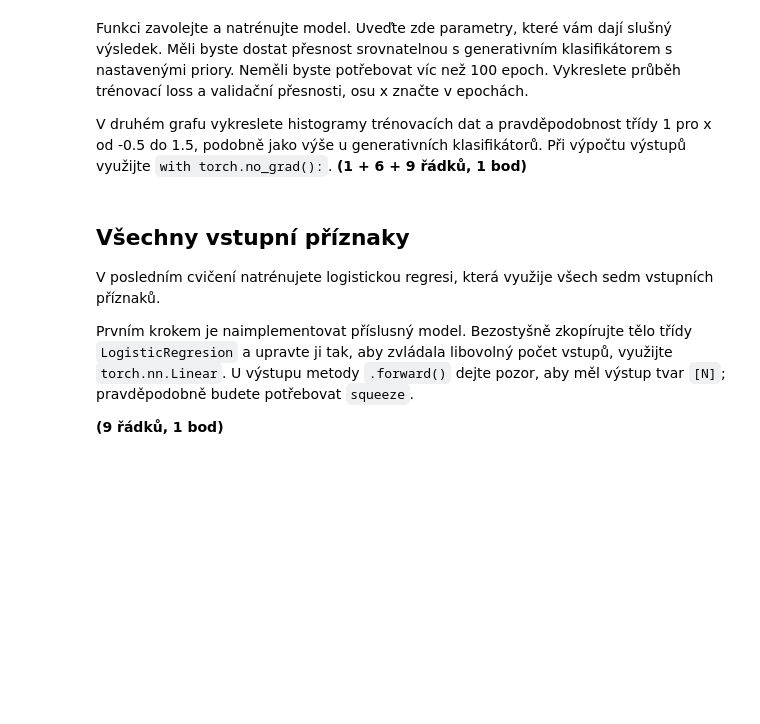
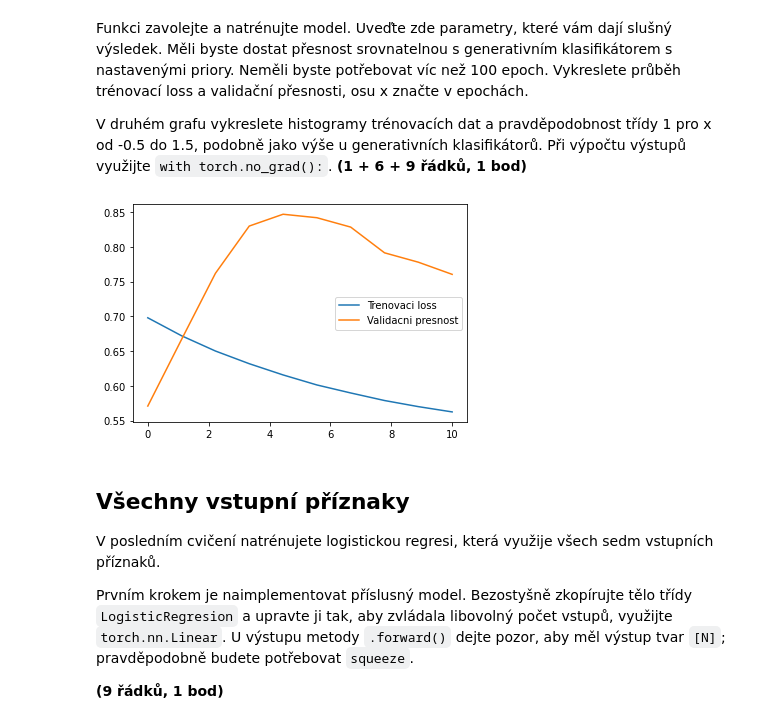
Before and after one commit to RouSkiSroup/SUI_1-uloha, a Jupyter notebook: domaci-uloha/zadani.ipynb, the cells around one changed output. Cells and saved outputs as stored; diff of their text form; code cells hidden in the pictures; blank space fills up the shorter version.

```diff
--- a/domaci-uloha/zadani.ipynb
+++ b/domaci-uloha/zadani.ipynb
@@ -199,7 +277,21 @@ Připravený kód funkci použije na konstrukci tří minibatchí pro trénován
 **(6 řádků, 2 body)**
 # %%
 def batch_provider(xs, targets, batch_size=10):
-    pass
+    tmp_array = []
+    cycle_len = 0
+    for i in np.random.permutation(range(len(xs))):
+        cycle_len += 1
+        tmp_array.append(i)
+        if (len(tmp_array) == batch_size) or (cycle_len == len(xs)):
+            left = []
+            right = []
+            tmp_tmp_array = tmp_array
+            tmp_array = []
+            for j in range(len(tmp_tmp_array)):
+                left.append(xs[tmp_tmp_array[j]])
+                right.append(targets[tmp_tmp_array[j]])
+            yield torch.Tensor(left), torch.Tensor(right)
+
 
 inputs = np.asarray([1.0, 2.0, 3.0, 4.0, 5.0])
 targets = np.asarray([1.0, 2.0, 3.0, 4.0, 5.0])
@@ -231,7 +327,22 @@ def train_single_fea_llr(fea_no, nb_epochs, lr, batch_size):
     accuracies = []
     optimizer = torch.optim.SGD(model.parameters(), lr=lr)
 
-    pass
+    for i in range(nb_epochs):
+        batch_looses = []
+        for x, t in batch_provider(train_dataset.xs[:, fea_no],
+                                   train_dataset.targets, batch_size):
+            optimizer.zero_grad()
+            lss = F.binary_cross_entropy(model(x),t)
+            batch_looses.append(lss)
+            lss.backward()
+            optimizer.step()
+        losses.append(torch.mean(torch.stack(batch_looses)))
+        eval_ret = evaluate(model, val_dataset.xs[:, fea_no], val_dataset.targets)
+        if all(i < eval_ret for i in accuracies):
+            best_model = copy.deepcopy(model)
+        accuracies.append(eval_ret)
+
+
 
     return best_model, losses, accuracies
 # %% [markdown]
@@ -249,3 +358,17 @@ pass
+# %%
+epoch = 10
+
+model, losses, accuracies = train_single_fea_llr(FOI, epoch, 0.001, 30)
+x = np.linspace(0,epoch,epoch)
+plt.plot(x, losses)
+
+x = np.linspace(0,epoch,epoch)
+plt.plot(x, accuracies)
+
+plt.legend(["Trenovaci loss", "Validacni presnost"])
+plt.show()
+# %% [output]
+[figure, added]
 # %% [markdown]
 ## Všechny vstupní příznaky
 V posledním cvičení natrénujete logistickou regresi, která využije všech sedm vstupních příznaků.
```
Also changed, not shown: parts of 14 cells of this notebook.
